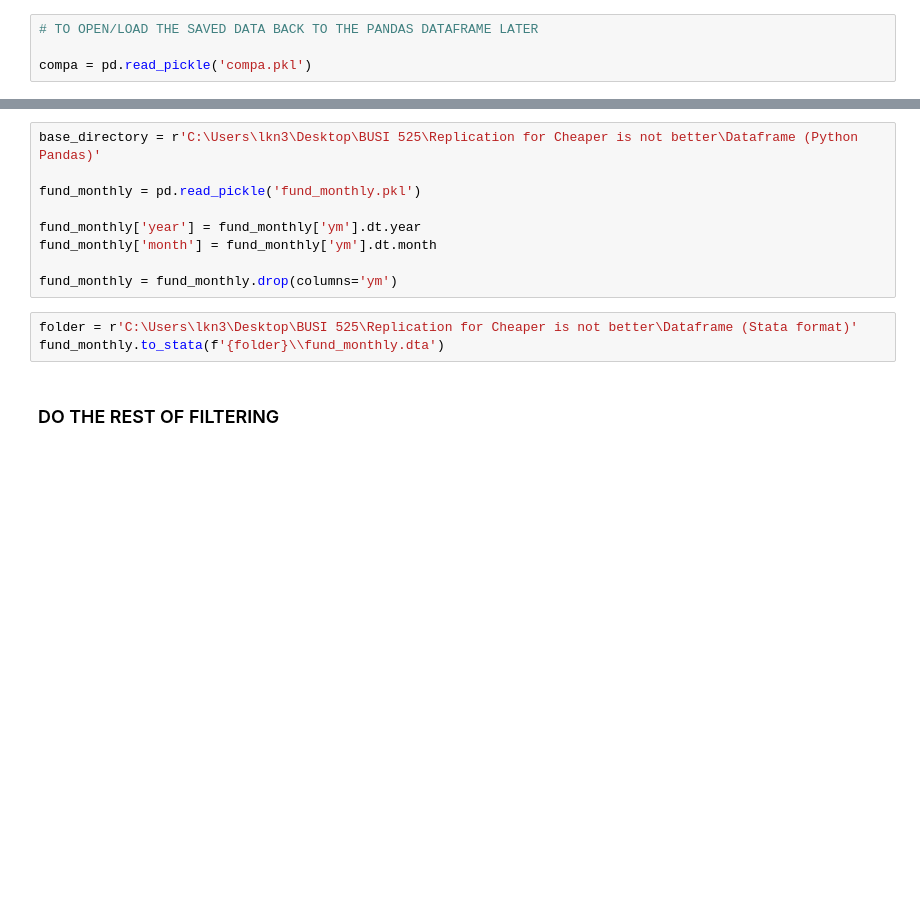
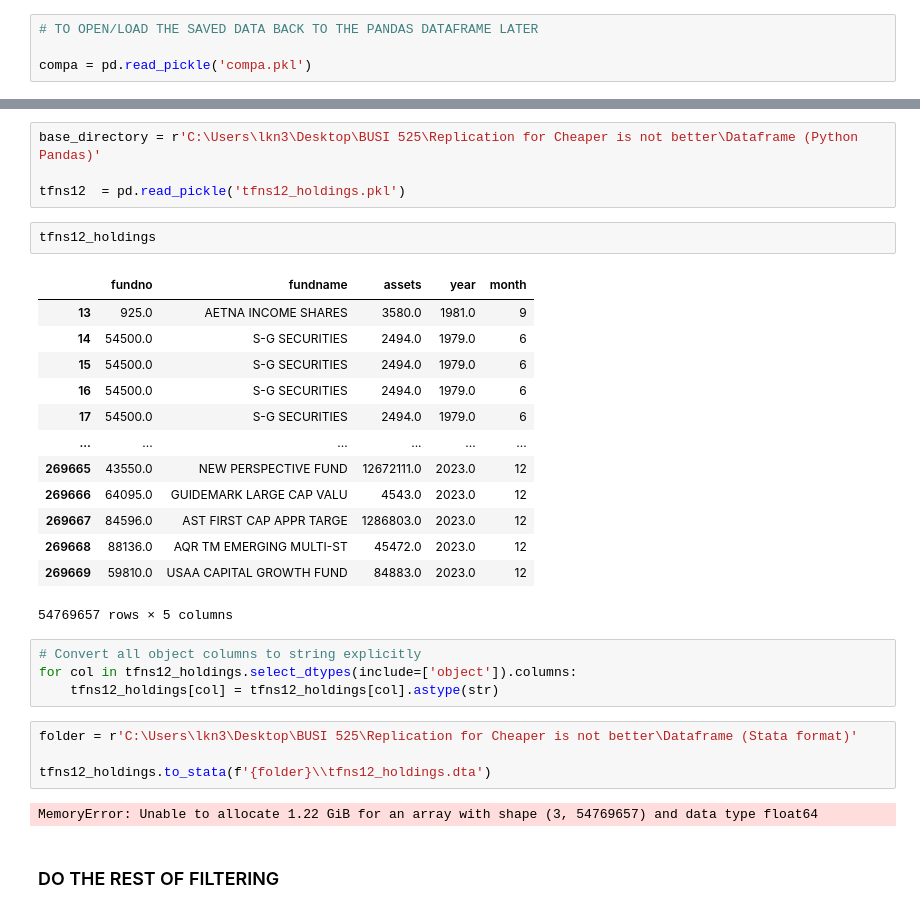
Before and after one commit to lknguyen8/BUSI-525, a Jupyter notebook: Cheaper is not better.ipynb, the cells around one changed output, grey strips where cells are left out. Saved outputs shown, nothing was run; the diff lists cells and outputs as text; blank space fills up the shorter version.

```diff
--- a/Cheaper is not better.ipynb
+++ b/Cheaper is not better.ipynb
@@ -477,15 +512,33 @@ stocks.to_stata(f'{folder}\\stocks.dta')
 # %%
 base_directory = r'C:\Users\lkn3\Desktop\BUSI 525\Replication for Cheaper is not better\Dataframe (Python Pandas)'
 
-fund_monthly = pd.read_pickle('fund_monthly.pkl')
-
-fund_monthly['year'] = fund_monthly['ym'].dt.year
-fund_monthly['month'] = fund_monthly['ym'].dt.month
-
-fund_monthly = fund_monthly.drop(columns='ym')
+tfns12  = pd.read_pickle('tfns12_holdings.pkl')
+# %%
+tfns12_holdings
+# %% [output]
+|  | fundno | fundname | assets | year | month |
+| 13 | 925.0 | AETNA INCOME SHARES | 3580.0 | 1981.0 | 9 |
+| 14 | 54500.0 | S-G SECURITIES | 2494.0 | 1979.0 | 6 |
+| 15 | 54500.0 | S-G SECURITIES | 2494.0 | 1979.0 | 6 |
+| 16 | 54500.0 | S-G SECURITIES | 2494.0 | 1979.0 | 6 |
+| 17 | 54500.0 | S-G SECURITIES | 2494.0 | 1979.0 | 6 |
+| ... | ... | ... | ... | ... | ... |
+| 269665 | 43550.0 | NEW PERSPECTIVE FUND | 12672111.0 | 2023.0 | 12 |
+| 269666 | 64095.0 | GUIDEMARK LARGE CAP VALU | 4543.0 | 2023.0 | 12 |
+| 269667 | 84596.0 | AST FIRST CAP APPR TARGE | 1286803.0 | 2023.0 | 12 |
+| 269668 | 88136.0 | AQR TM EMERGING MULTI-ST | 45472.0 | 2023.0 | 12 |
+| 269669 | 59810.0 | USAA CAPITAL GROWTH FUND | 84883.0 | 2023.0 | 12 |
+54769657 rows × 5 columns
+# %%
+# Convert all object columns to string explicitly
+for col in tfns12_holdings.select_dtypes(include=['object']).columns:
+    tfns12_holdings[col] = tfns12_holdings[col].astype(str)
 # %%
 folder = r'C:\Users\lkn3\Desktop\BUSI 525\Replication for Cheaper is not better\Dataframe (Stata format)'
-fund_monthly.to_stata(f'{folder}\\fund_monthly.dta')
+
+tfns12_holdings.to_stata(f'{folder}\\tfns12_holdings.dta')
+# %% [output]
+MemoryError: Unable to allocate 1.22 GiB for an array with shape (3, 54769657) and data type float64
 # %% [markdown]
 ### DO THE REST OF FILTERING
 # %%
```
Also changed, not shown: parts of 3 cells of this notebook.
